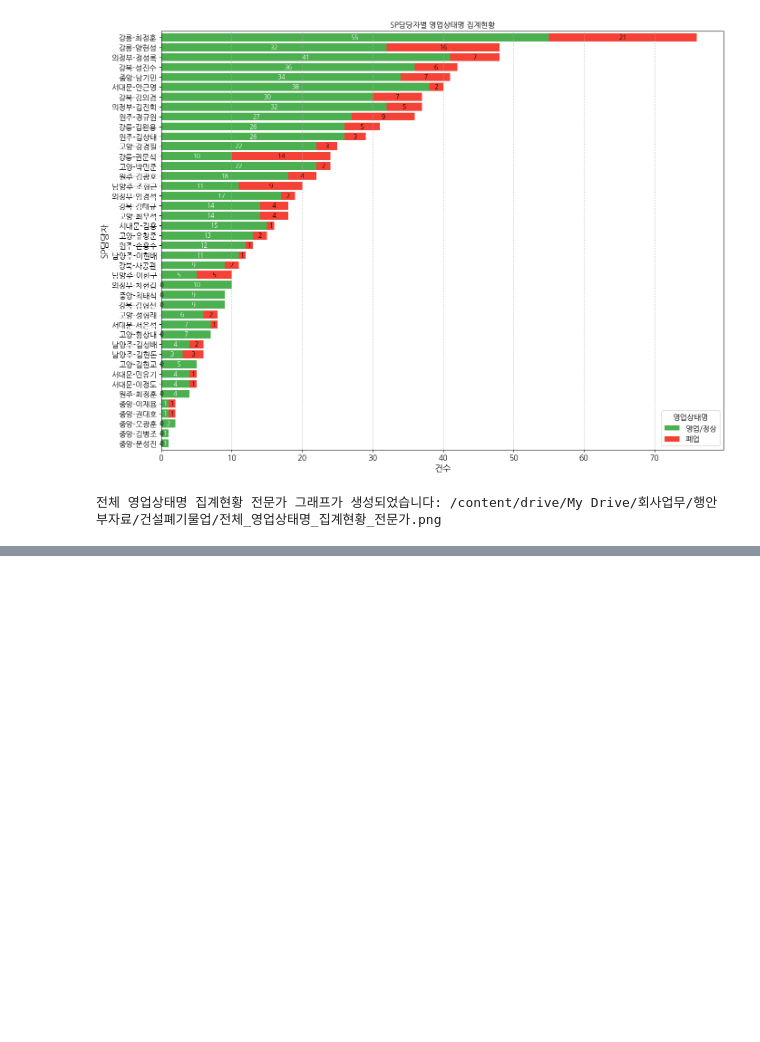
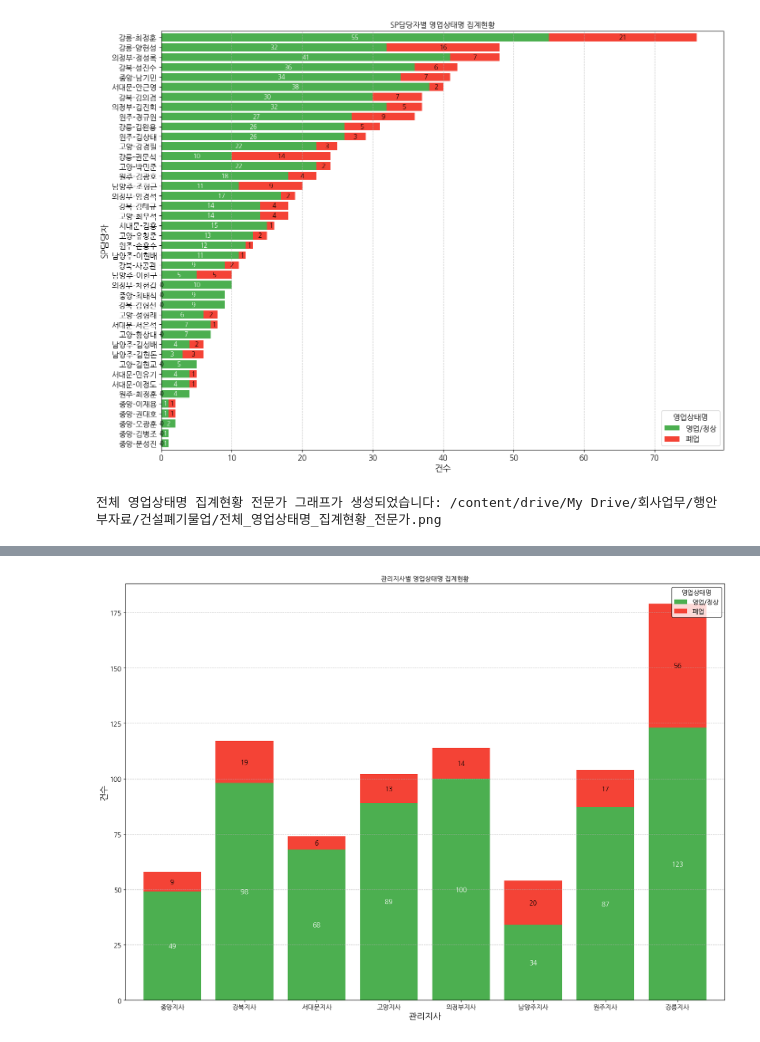
Before and after one commit to heebonpark/git-test, a Jupyter notebook: 건설폐기물업매핑ipynb.ipynb, the cells around one changed output, grey strips where cells are left out. Saved outputs shown, nothing was run; the diff lists cells and outputs as text; code cells hidden in the pictures; blank space fills up the shorter version.

Commit message:
Colab을 통해 생성됨

```diff
--- a/건설폐기물업매핑ipynb.ipynb
+++ b/건설폐기물업매핑ipynb.ipynb
@@ -2827,3 +2827,92 @@ fc-cache: succeeded
 Mounted at /content/drive
 [figure]
 전체 영업상태명 집계현황 전문가 그래프가 생성되었습니다: /content/drive/My Drive/회사업무/행안부자료/건설폐기물업/전체_영업상태명_집계현황_전문가.png
+# %%
+import pandas as pd
+import matplotlib.pyplot as plt
+from google.colab import drive
+import matplotlib.font_manager as fm
+
+# 한글 폰트 설치 및 설정
+!apt-get install -y fonts-nanum
+!fc-cache -fv
+
+# 한글 폰트 설정
+font_path = '/usr/share/fonts/truetype/nanum/NanumGothic.ttf'
+fontprop = fm.FontProperties(fname=font_path, size=12)
+plt.rcParams['font.family'] = 'NanumGothic'
+plt.rcParams['axes.unicode_minus'] = False  # 마이너스 폰트 설정
+
+# 구글 드라이브를 마운트합니다.
+drive.mount('/content/drive', force_remount=True)
+
+# 정확한 파일 경로 입력
+file_path = '/content/drive/My Drive/회사업무/행안부자료/건설폐기물업/건설폐기물업 전체_최종결과물.xlsx'
+
+if not os.path.exists(file_path):
+    raise FileNotFoundError(f"{file_path} 파일이 존재하지 않습니다. 경로를 확인하세요.")
+
+# 데이터 프레임 읽기
+df_filtered_sorted = pd.read_excel(file_path)
+
+# '중앙' 지사 및 'Unknown' 제외
+df_filtered_sorted = df_filtered_sorted[(df_filtered_sorted['관리지사'] != 'Unknown') &
+                                        (df_filtered_sorted['SP담당'] != 'Unknown')]
+
+# '영업/정상'과 '폐업' 상태만 필터링
+df_filtered_sorted = df_filtered_sorted[df_filtered_sorted['영업상태명'].isin(['영업/정상', '폐업'])]
+
+# 매핑된 데이터만 필터링
+df_filtered_sorted = df_filtered_sorted.dropna(subset=['관리지사', 'SP담당'])
+
+# 관리지사별로 집계
+grouped_df = df_filtered_sorted.groupby(['관리지사', '영업상태명']).size().unstack(fill_value=0)
+
+# 원하는 순서로 관리지사 정렬
+desired_order = ['중앙지사', '강북지사', '서대문지사', '고양지사', '의정부지사', '남양주지사', '원주지사', '강릉지사']
+grouped_df = grouped_df.reindex(desired_order)
+
+# 관리지사별 현황표 생성
+print("관리지사별 영업상태 현황표:")
+print(grouped_df)
+
+# 시각화 (막대 그래프)
+fig, ax = plt.subplots(figsize=(20, 14))  # 그래프 크기를 크게 조정
+colors = ['#4caf50', '#f44336']  # 영업/정상 = 녹색, 폐업 = 빨간색
+
+# 막대 그래프 생성
+bars = grouped_df.plot(kind='bar', stacked=True, ax=ax, color=colors, width=0.8)
+
+# 그래프 제목 및 레이블 설정
+ax.set_title('관리지사별 영업상태명 집계현황', fontsize=22, fontproperties=fontprop)
+ax.set_xlabel('관리지사', fontsize=16, fontproperties=fontprop)
+ax.set_ylabel('건수', fontsize=16, fontproperties=fontprop)
+plt.xticks(fontsize=14, fontproperties=fontprop, rotation=0, ha='center')  # 텍스트 수평 정렬
+plt.yticks(fontsize=14, fontproperties=fontprop)
+
+# 막대에 숫자 표시
+for container in bars.containers:
+    bars.bar_label(container, label_type='center', fontsize=12, fontproperties=fontprop, color='white' if container.get_label() == '영업/정상' else 'black')
+
+# 범례 설정
+handles, labels = ax.get_legend_handles_labels()
+legend = ax.legend(handles, labels, title='영업상태명', fontsize=12, title_fontsize='14', prop=fontprop, loc='upper right', frameon=True)
+plt.setp(legend.get_title(), fontproperties=fontprop)
+
+# 범례 배경과 테두리 설정
+legend.get_frame().set_facecolor('white')  # 배경색
+legend.get_frame().set_edgecolor('black')  # 테두리색
+
+# 그래프에 그리드 추가
+ax.grid(True, axis='y', linestyle='--', alpha=0.7)
+
+# 그래프를 이미지로 저장
+output_dir = '/content/drive/My Drive/회사업무/행안부자료/건설폐기물업'
+fig_path = os.path.join(output_dir, '관리지사별_영업상태명_집계현황_정렬.png')
+fig.savefig(fig_path, bbox_inches='tight')
+
+# 그래프를 출력
+plt.show()
+
+print(f"관리지사별 영업상태명 집계현황 그래프가 생성되었습니다: {fig_path}")
+# %% [output]
@@ -2829,0 +2936 @@ Mounted at /content/drive
+[figure, added]
```
Also changed, not shown: parts of 1 cell of this notebook.
